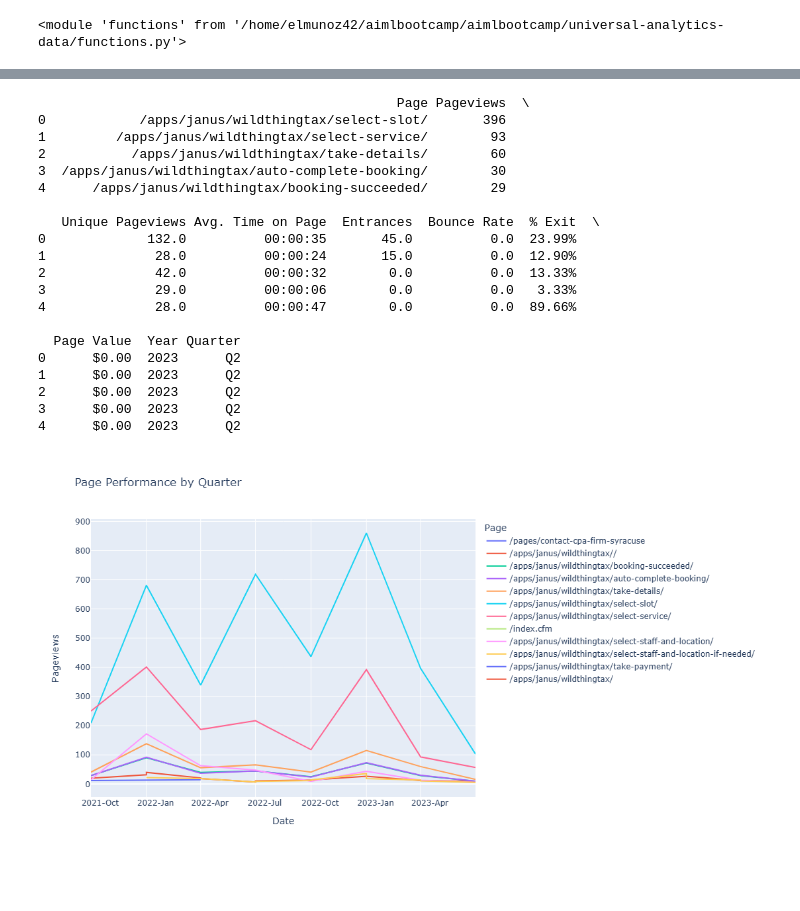
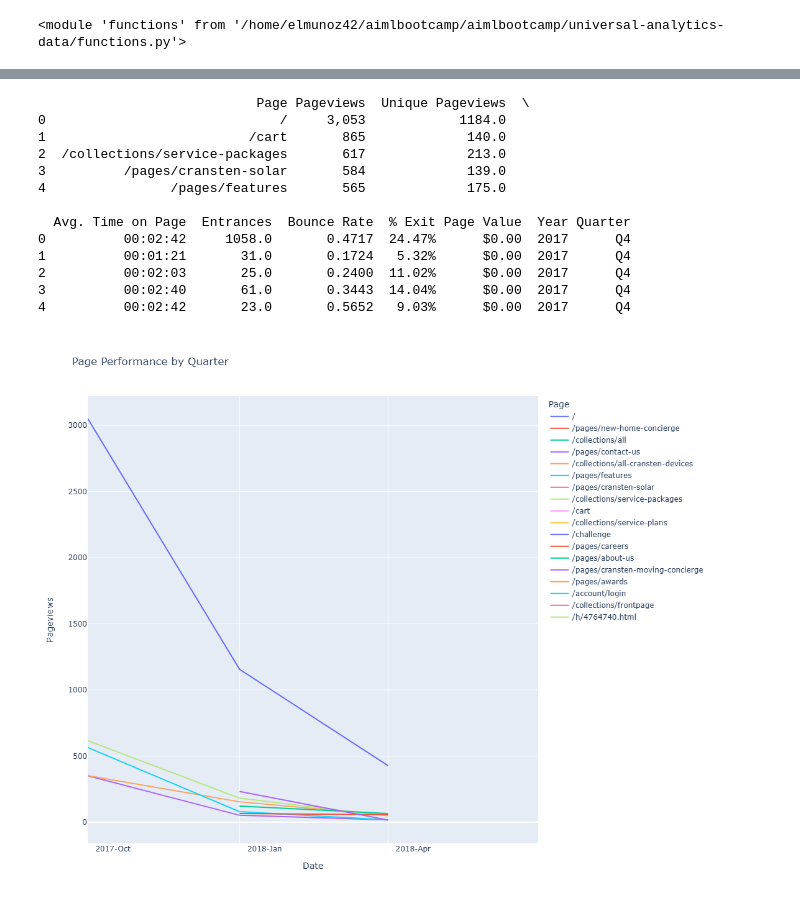
Before and after one commit to elmunoz42/universal-analytics-jupyter-notebook, a Jupyter notebook: UA-data-consolidation-and-analysis.ipynb, the cells around one changed output, grey strips where cells are left out. Drawn from its saved outputs; the diff is of its cells as text; code cells hidden in the pictures; blank space fills up the shorter version.

```diff
--- a/UA-data-consolidation-and-analysis.ipynb
+++ b/UA-data-consolidation-and-analysis.ipynb
@@ -40,67 +40,83 @@ Quarter               object
 dtype: object
 # %%
 # Read the CSV file
-df = pd.read_csv('output/wtt/Pages/consolidated-pages.csv')
+df_pages = pd.read_csv('output/cransten/WP/Pages/consolidated-pages.csv')
 # Display the DataFrame
 print(df.head())
 # %% [output]
-                                              Page Pageviews  \
-0            /apps/janus/wildthingtax/select-slot/       396
-1         /apps/janus/wildthingtax/select-service/        93
-2           /apps/janus/wildthingtax/take-details/        60
-3  /apps/janus/wildthingtax/auto-complete-booking/        30
-4      /apps/janus/wildthingtax/booking-succeeded/        29
+                            Page Pageviews  Unique Pageviews  \
+0                              /     3,053            1184.0
+1                          /cart       865             140.0
+2  /collections/service-packages       617             213.0
+3          /pages/cransten-solar       584             139.0
+4                /pages/features       565             175.0
 
-   Unique Pageviews Avg. Time on Page  Entrances  Bounce Rate  % Exit  \
-0             132.0          00:00:35       45.0          0.0  23.99%
-1              28.0          00:00:24       15.0          0.0  12.90%
-2              42.0          00:00:32        0.0          0.0  13.33%
-3              29.0          00:00:06        0.0          0.0   3.33%
-4              28.0          00:00:47        0.0          0.0  89.66%
-
-  Page Value  Year Quarter
-0      $0.00  2023      Q2
-1      $0.00  2023      Q2
-2      $0.00  2023      Q2
-3      $0.00  2023      Q2
-4      $0.00  2023      Q2
+  Avg. Time on Page  Entrances  Bounce Rate  % Exit Page Value  Year Quarter
+0          00:02:42     1058.0       0.4717  24.47%      $0.00  2017      Q4
+1          00:01:21       31.0       0.1724   5.32%      $0.00  2017      Q4
+2          00:02:03       25.0       0.2400  11.02%      $0.00  2017      Q4
+3          00:02:40       61.0       0.3443  14.04%      $0.00  2017      Q4
+4          00:02:42       23.0       0.5652   9.03%      $0.00  2017      Q4
 # %%
 # Read the CSV file
-df = pd.read_csv('output/wtt/Pages/consolidated-pages.csv')
+df_pages = pd.read_csv('output/cransten/WP/Pages/consolidated-pages.csv')
 
-# Remove query parameters from URLS:
-df['Page'] = df['Page'].apply(lambda x: x.split('?')[0] if isinstance(x, str) and '?' in x else x)
+# Convert all values in 'Page' column to strings and remove NaN
+df_pages['Page'] = df_pages['Page'].astype(str).replace('nan', 'Unknown')
+
+# Remove query parameters from URLs
+df_pages['Page'] = df_pages['Page'].apply(lambda x: x.split('?')[0] if '?' in x else x)
 
 # # Now, let's create the Date column
-df['Date'] = pd.to_datetime(df['Year'].astype(str) + '-' + df['Quarter'].apply(functions.quarter_to_month) + '-01')
+df_pages['Date'] = pd.to_datetime(df_pages['Year'].astype(str) + '-' + df_pages['Quarter'].apply(functions.quarter_to_month) + '-01')
 
 # Convert Pageviews to Numeric
-df['Pageviews'] = pd.to_numeric(df['Pageviews'].str.replace(',', ''), errors='coerce')
+df_pages['Pageviews'] = pd.to_numeric(df_pages['Pageviews'].astype(str).str.replace(',', ''), errors='coerce')
 # Sort by date
-df = df.sort_values("Date")
+df_pages = df_pages.sort_values("Date")
 
 # Create Line Plot with No Total and other excludes
-exclude_list = ["total"]
-fig = px.line(df.query('Page not in @exclude_list'), x='Date', y='Pageviews', color='Page', title='Page Performance by Quarter')
+include_list = [
+    "/",
+    "/cart",
+    "/collections/service-packages",
+    "/pages/cransten-solar",
+    "/pages/features",
+    "/collections/service-plans",
+    "/collections/all-cransten-devices",
+    "/pages/contact-us",
+    "/collections/all",
+    "/pages/new-home-concierge",
+    "/pages/about-us",
+    "/pages/careers",
+    "/pages/cransten-moving-concierge",
+    "/account/login",
+    "/collections/frontpage",
+    "/h/4764740.html",
+    "/pages/awards",
+    "/challenge"
+]
+
+fig = px.line(df_pages.query('Page in @include_list'), x='Date', y='Pageviews', color='Page', title='Page Performance by Quarter')
 
 # Update the layout
 fig.update_layout(
     autosize=False,
-    width=1200,  # Width of the figure in pixels
-    height=600  # Height of the figure in pixels
+    width=1000,  # Width of the figure in pixels
+    height=900  # Height of the figure in pixels
 )
 
 # Customize the x-axis to show both year and quarter
 fig.update_xaxes(
     dtick="M3",
     tickformat="%Y-%b",  # This will show Year-Month
     ticklabelmode="period"
 )
 
 fig.show()
-fig.write_html('output/wtt/wtt-page-performance.html')
+fig.write_html('output/cransten/WP/cransten-wp-page-performance.html')
 # %% [output]
-[figure, old version]
+[figure, new version]
 # %%
 # Usage
 try:
```
Also changed, not shown: parts of 8 cells of this notebook.
